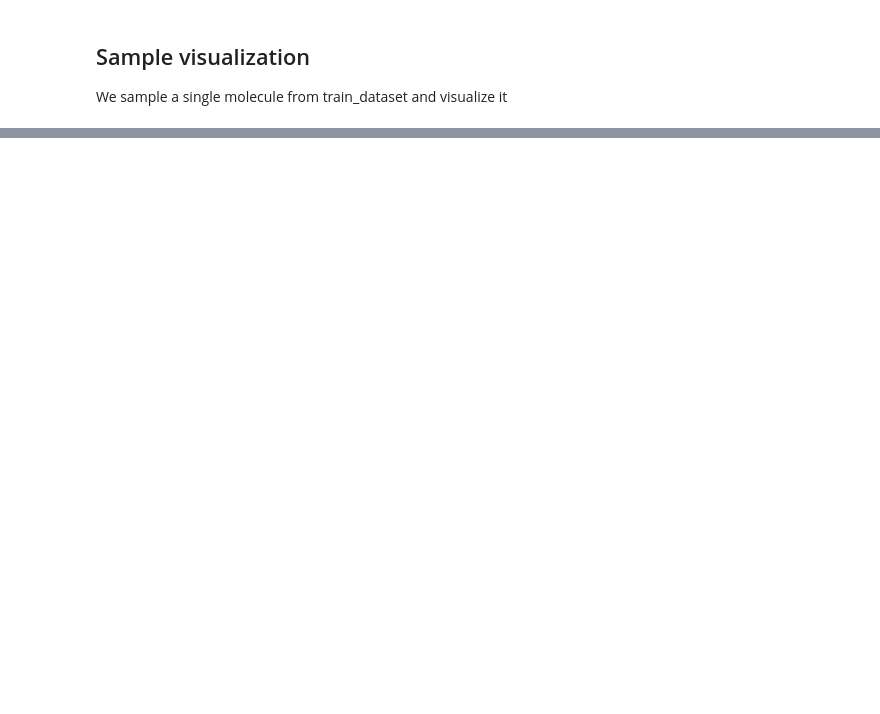
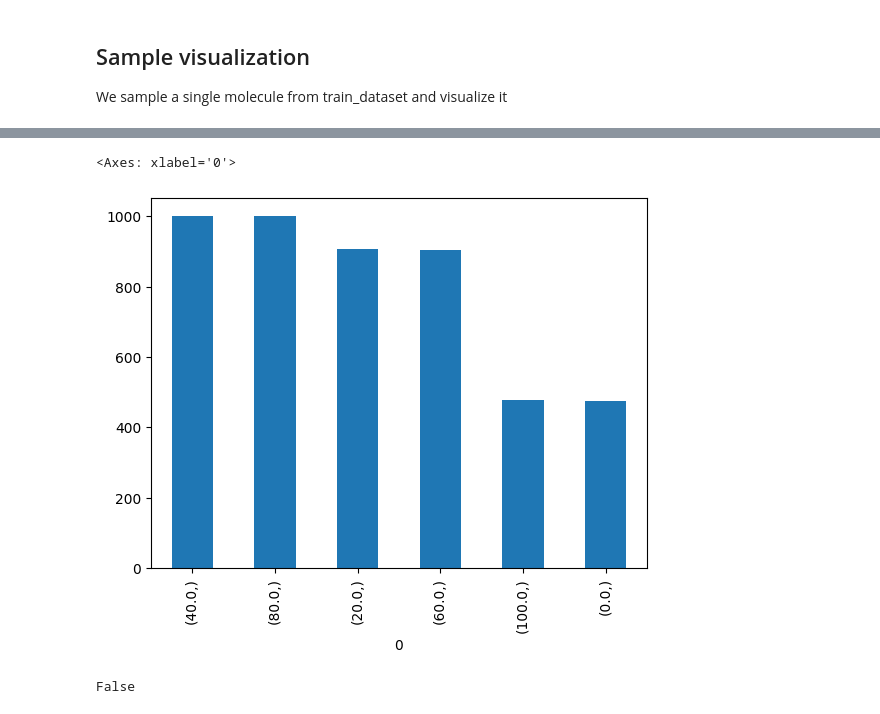
Before and after one commit to zaidishz/GNN_XAI_Captum, a Jupyter notebook: timeseries_to_torch_geometric.ipynb, the cells around one changed output, grey strips where cells are left out. Drawn from its saved outputs; the diff is of its cells as text; code cells hidden in the pictures; blank space fills up the shorter version.

```diff
--- a/timeseries_to_torch_geometric.ipynb
+++ b/timeseries_to_torch_geometric.ipynb
@@ -340,0 +330,9 @@ plt.plot(train_data_reshaped[0,5])
+# %%
+pd.DataFrame(20*np.round(train_target_reshaped/20)).value_counts().plot(kind='bar')
+# %% [output]
+<Axes: xlabel='0'>
+[figure, added]
+# %%
+dataset[10].is_undirected()
+# %% [output]
+False
```
Also changed, not shown: parts of 50 cells of this notebook, 2 other files.
